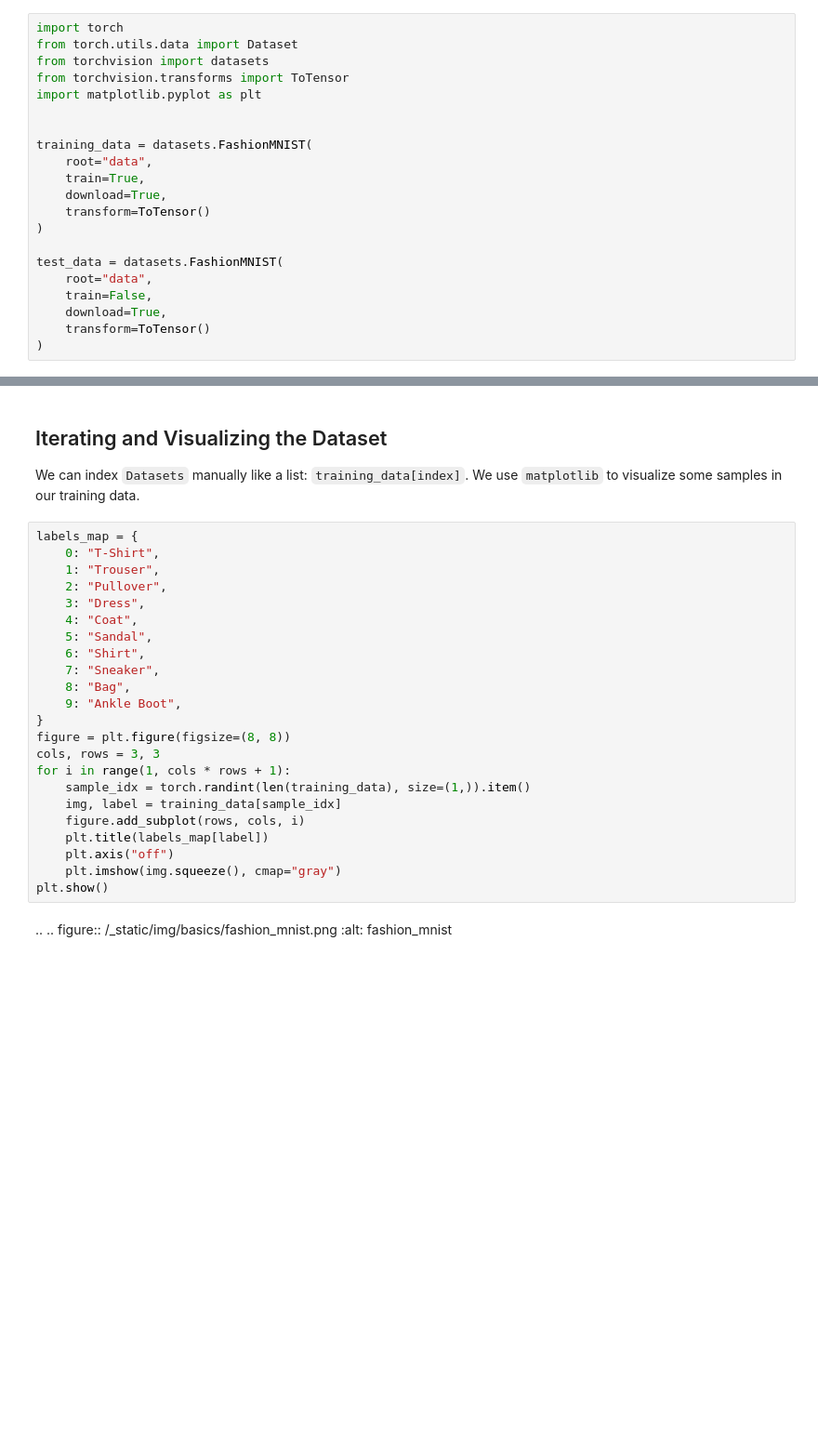
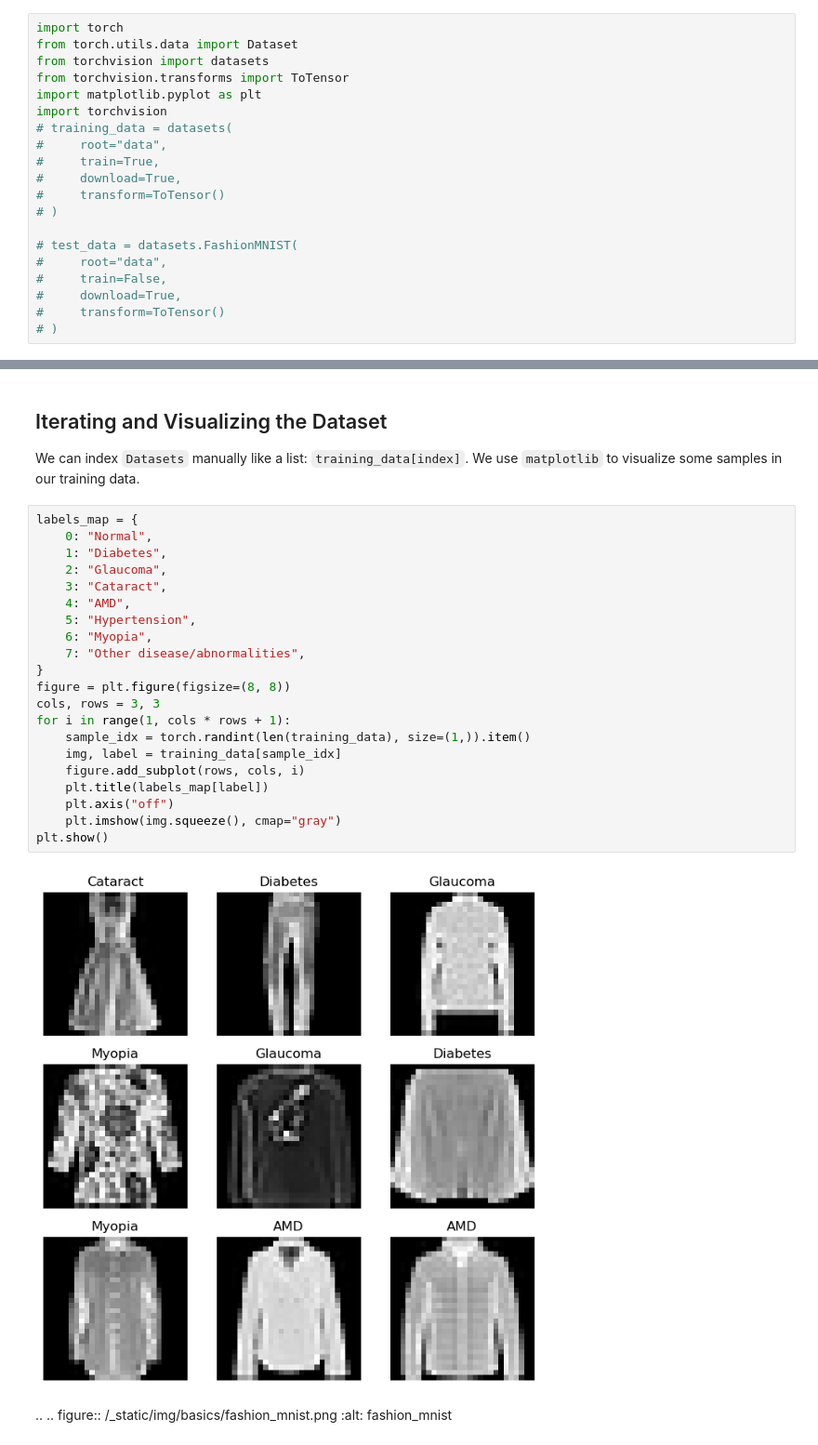
Before and after one commit to florencecornelissen/ODIR_challenge, a Jupyter notebook: data_tutorial.ipynb, the cells around one changed output, grey strips where cells are left out. Shown at 93% size. Drawn from its saved outputs; the diff is of its cells as text; blank space fills up the shorter version.

Commit message:
First try but need to fix import errors

```diff
--- a/data_tutorial.ipynb
+++ b/data_tutorial.ipynb
@@ -47,18 +47,17 @@ from torch.utils.data import Dataset
 from torchvision import datasets
 from torchvision.transforms import ToTensor
 import matplotlib.pyplot as plt
+import torchvision
+# training_data = datasets(
+#     root="data",
+#     train=True,
+#     download=True,
+#     transform=ToTensor()
+# )
 
-
-training_data = datasets.FashionMNIST(
-    root="data",
-    train=True,
-    download=True,
-    transform=ToTensor()
-)
-
-test_data = datasets.FashionMNIST(
-    root="data",
-    train=False,
-    download=True,
-    transform=ToTensor()
-)
+# test_data = datasets.FashionMNIST(
+#     root="data",
+#     train=False,
+#     download=True,
+#     transform=ToTensor()
+# )
@@ -69,27 +76,27 @@ We can index ``Datasets`` manually like a list: ``training_data[index]``.
 We use ``matplotlib`` to visualize some samples in our training data.
 # %%
 labels_map = {
-    0: "T-Shirt",
-    1: "Trouser",
-    2: "Pullover",
-    3: "Dress",
-    4: "Coat",
-    5: "Sandal",
-    6: "Shirt",
-    7: "Sneaker",
-    8: "Bag",
-    9: "Ankle Boot",
+    0: "Normal",
+    1: "Diabetes",
+    2: "Glaucoma",
+    3: "Cataract",
+    4: "AMD",
+    5: "Hypertension",
+    6: "Myopia",
+    7: "Other disease/abnormalities",
 }
 figure = plt.figure(figsize=(8, 8))
 cols, rows = 3, 3
 for i in range(1, cols * rows + 1):
     sample_idx = torch.randint(len(training_data), size=(1,)).item()
     img, label = training_data[sample_idx]
     figure.add_subplot(rows, cols, i)
     plt.title(labels_map[label])
     plt.axis("off")
     plt.imshow(img.squeeze(), cmap="gray")
 plt.show()
+# %% [output]
+[figure, added]
 # %% [markdown]
 ..
  .. figure:: /_static/img/basics/fashion_mnist.png
```
Also changed, not shown: parts of 1 cell of this notebook, 2 other files.
